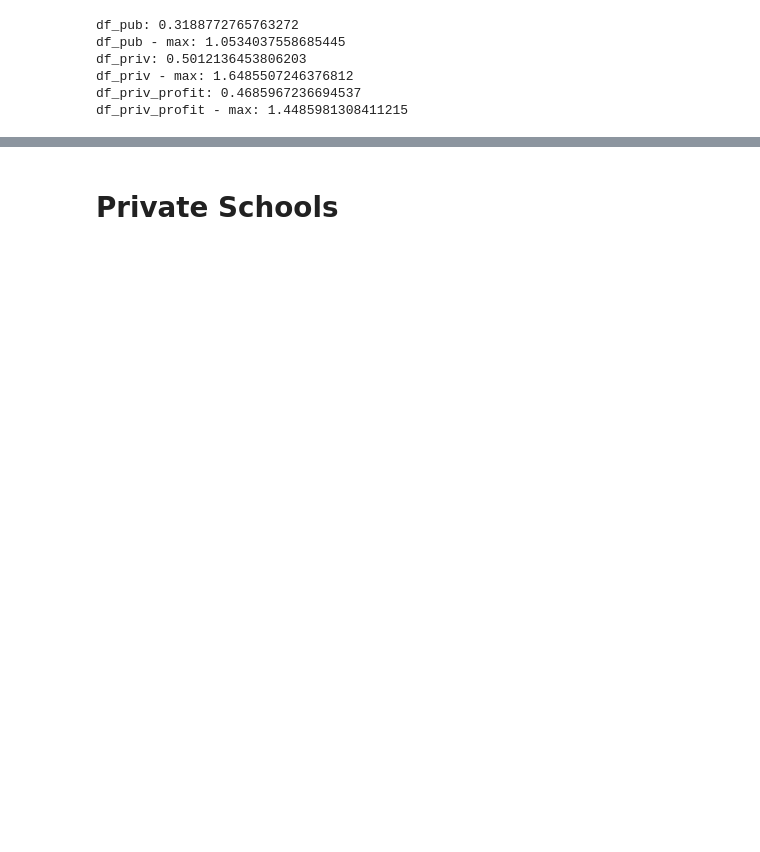
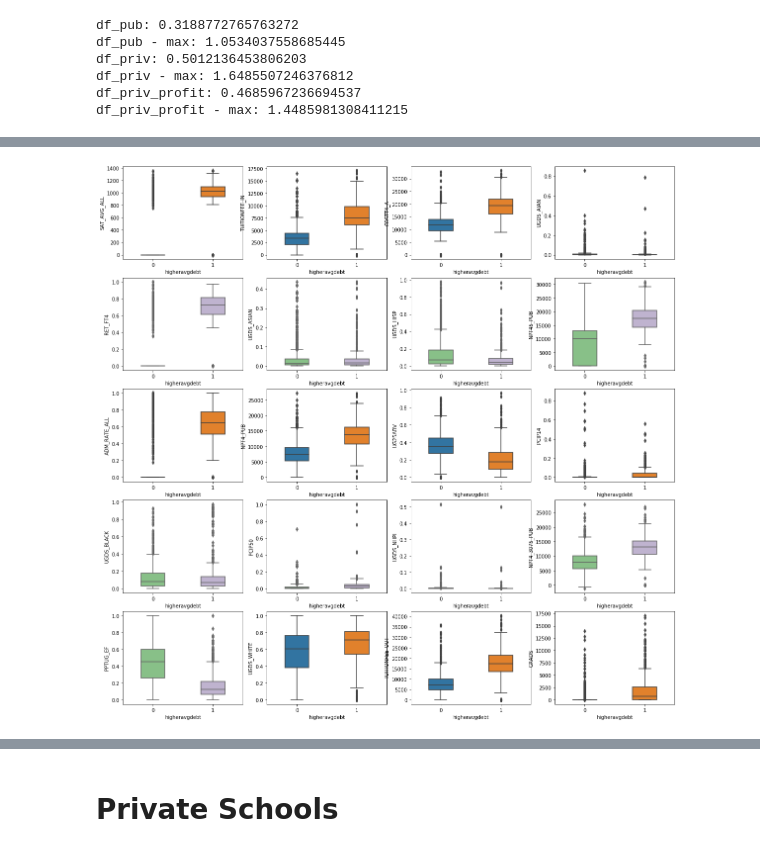
Before and after one commit to Data-Science-Business-Analytics/data-science-business-analytics-final-project, a Jupyter notebook: 01-b-box-plots.ipynb, the cells around one changed output, grey strips where cells are left out. Drawn from its saved outputs; the diff is of its cells as text; code cells hidden in the pictures; blank space fills up the shorter version.

```diff
--- a/01-b-box-plots.ipynb
+++ b/01-b-box-plots.ipynb
@@ -86,0 +110,26 @@ for frame in [df_pub, df_priv, df_priv_profit]:
+# %%
+fig, ax = plt.subplots(5,4, figsize=(20,20))
+sns.boxplot("higheravgdebt", "SAT_AVG_ALL", width=0.4, data=df_pub, ax=ax[0,0])
+sns.boxplot("higheravgdebt", "RET_FT4", width=0.4, data=df_pub, palette='Accent',ax=ax[1,0])
+sns.boxplot("higheravgdebt", "ADM_RATE_ALL", width=0.4, data=df_pub, ax=ax[2,0])
+sns.boxplot("higheravgdebt", "UGDS_BLACK", width=0.4, data=df_pub, palette='Accent',ax=ax[3,0])
+sns.boxplot("higheravgdebt", "PPTUG_EF", width=0.4, data=df_pub, palette='Accent',ax=ax[4,0])
+sns.boxplot("higheravgdebt", "TUITIONFEE_IN", width=0.4, data=df_pub, ax=ax[0,1])
+sns.boxplot("higheravgdebt", "UGDS_ASIAN", width=0.4, data=df_pub, palette='Accent',ax=ax[1,1])
+sns.boxplot("higheravgdebt", "NPT4_PUB", width=0.4, data=df_pub, ax=ax[2,1])
+sns.boxplot("higheravgdebt", "PCIP50", width=0.4, data=df_pub, palette='Accent',ax=ax[3,1])
+sns.boxplot("higheravgdebt", "UGDS_WHITE", width=0.4, data=df_pub,ax=ax[4,1])
+sns.boxplot("higheravgdebt", "COSTT4_A", width=0.4, data=df_pub, ax=ax[0,2])
+sns.boxplot("higheravgdebt", "UGDS_HISP", width=0.4, data=df_pub, palette='Accent',ax=ax[1,2])
+sns.boxplot("higheravgdebt", "UG25ABV", width=0.4, data=df_pub, ax=ax[2,2])
+sns.boxplot("higheravgdebt", "UGDS_NHPI", width=0.4, data=df_pub, palette='Accent',ax=ax[3,2])
+sns.boxplot("higheravgdebt", "TUITIONFEE_OUT", width=0.4, data=df_pub,ax=ax[4,2])
+sns.boxplot("higheravgdebt", "UGDS_AIAN", width=0.4, data=df_pub, ax=ax[0,3])
+sns.boxplot("higheravgdebt", "NPT45_PUB", width=0.4, data=df_pub, palette='Accent',ax=ax[1,3])
+sns.boxplot("higheravgdebt", "PCIP14", width=0.4, data=df_pub, ax=ax[2,3])
+sns.boxplot("higheravgdebt", "NPT4_3075_PUB", width=0.4, data=df_pub, palette='Accent',ax=ax[3,3])
+sns.boxplot("higheravgdebt", "GRADS", width=0.4, data=df_pub,ax=ax[4,3])
+
+fig.show()$
+# %% [output]
+[figure, added]
```
Also changed, not shown: parts of 33 cells of this notebook, 1 other file.
